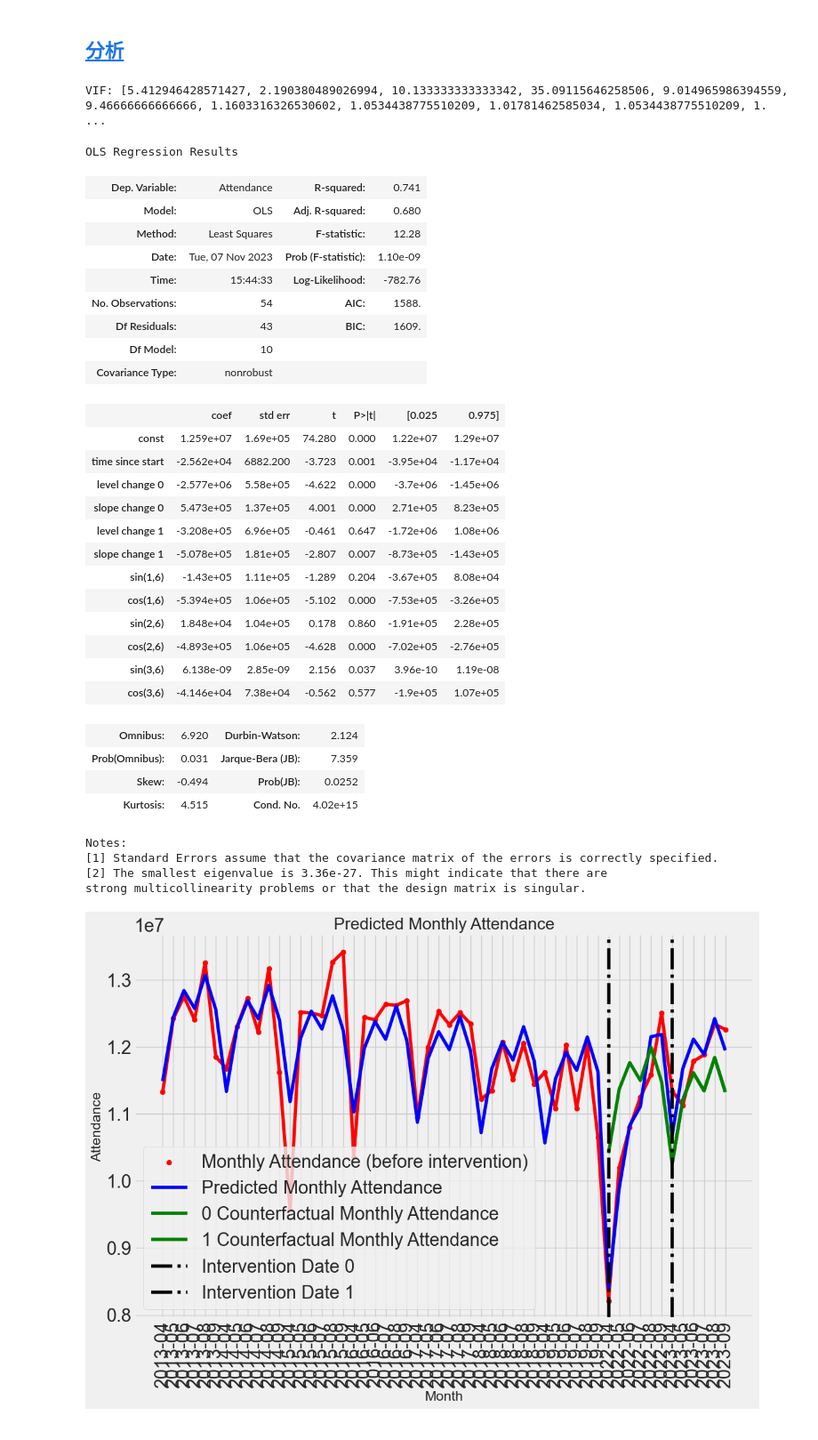
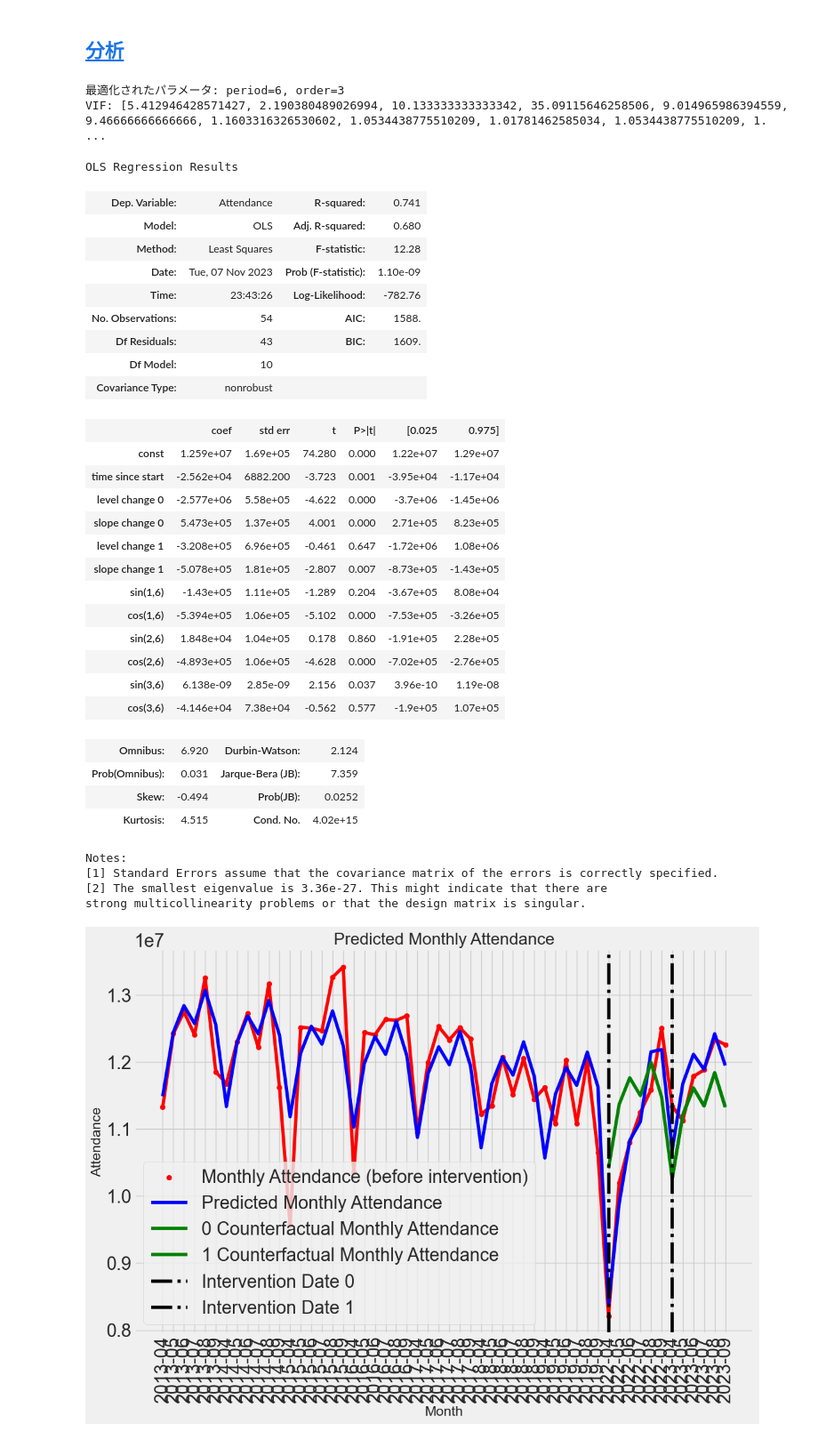
Before and after one commit to mohki7/graduation_thesis, a Jupyter notebook: InterruptedTimeSeries_.ipynb, the cells around one changed output. Shown at 89% size. Saved outputs shown, nothing was run; the diff lists cells and outputs as text; code cells hidden in the pictures.

```diff
--- a/InterruptedTimeSeries_.ipynb
+++ b/InterruptedTimeSeries_.ipynb
@@ -35,16 +35,17 @@ df_att_remove_covid_addup = att_remove_covid_addup.get_monthly_all_df()
 # %% [markdown]
 ## <a id='toc1_2_'></a>[分析](#toc0_)
 # %%
-its_periodical_OLS = MITS(df_att_remove_covid_addup, interventions=['2022-04','2023-04'], method='Periodic OLS', period=6, order=3)
+its_periodical_OLS = MITS(df_att_remove_covid_addup, interventions=['2022-04','2023-04'], method='Periodic OLS', optim_params_periodic_ols=True)
 its_periodical_OLS.show_summary()
 # %% [output]
+最適化されたパラメータ: period=6, order=3
 VIF: [5.412946428571427, 2.190380489026994, 10.133333333333342, 35.09115646258506, 9.014965986394559, 9.46666666666666, 1.1603316326530602, 1.0534438775510209, 1.01781462585034, 1.0534438775510209, 1. ...
 OLS Regression Results
 | Dep. Variable: | Attendance | R-squared: | 0.741 |
 | Model: | OLS | Adj. R-squared: | 0.680 |
 | Method: | Least Squares | F-statistic: | 12.28 |
 | Date: | Tue, 07 Nov 2023 | Prob (F-statistic): | 1.10e-09 |
-| Time: | 15:44:33 | Log-Likelihood: | -782.76 |
+| Time: | 23:43:26 | Log-Likelihood: | -782.76 |
 | No. Observations: | 54 | AIC: | 1588. |
 | Df Residuals: | 43 | BIC: | 1609. |
 | Df Model: | 10 |  |  |
```
Also changed, not shown: 3 other files.
